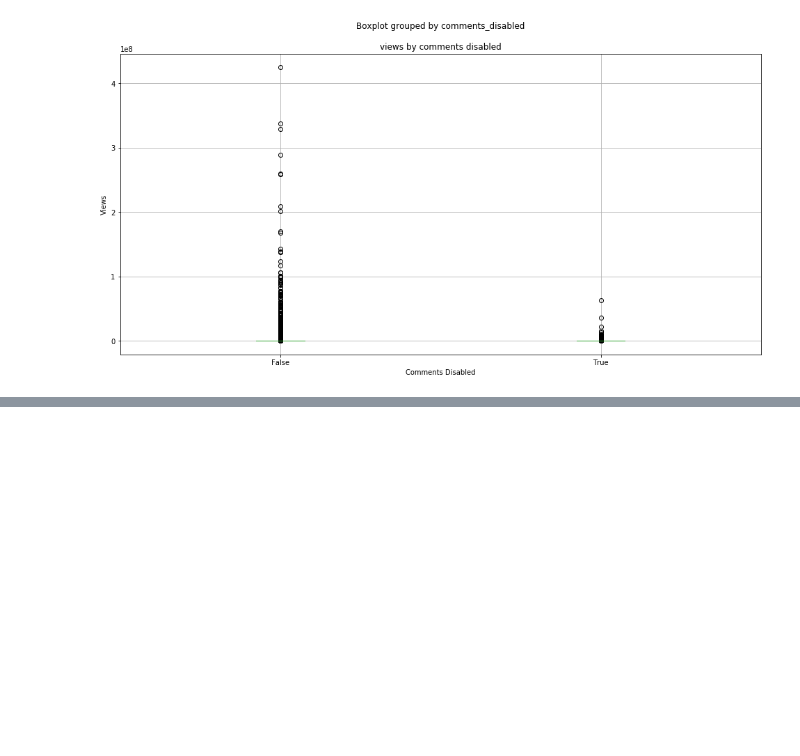
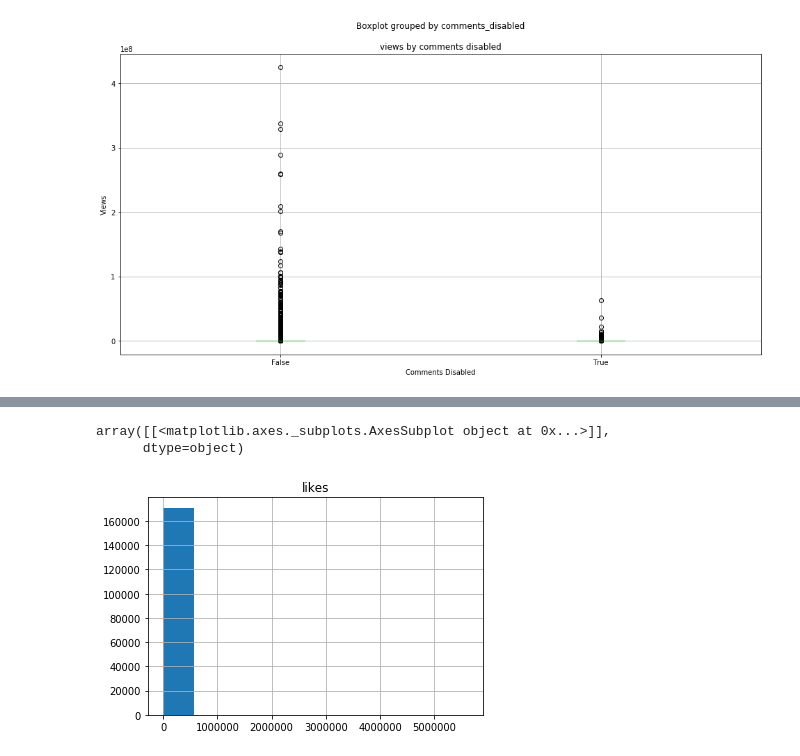
Before and after one commit to VadimAcosta/youtube, a Jupyter notebook: youtube.ipynb, the cells around one changed output, grey strips where cells are left out. Cells and saved outputs as stored; diff of their text form; code cells hidden in the pictures; blank space fills up the shorter version.

```diff
--- a/youtube.ipynb
+++ b/youtube.ipynb
@@ -167,0 +189,8 @@ Text(0, 0.5, 'Views')
+# %%
+df.head()
+df_simple = df[['video_id', 'category', 'likes']]
+df_simple.hist()
+# %% [output]
+array([[<matplotlib.axes._subplots.AxesSubplot object at 0x...>]],
+      dtype=object)
+[figure, added]
```
Also changed, not shown: parts of 5 cells of this notebook.
